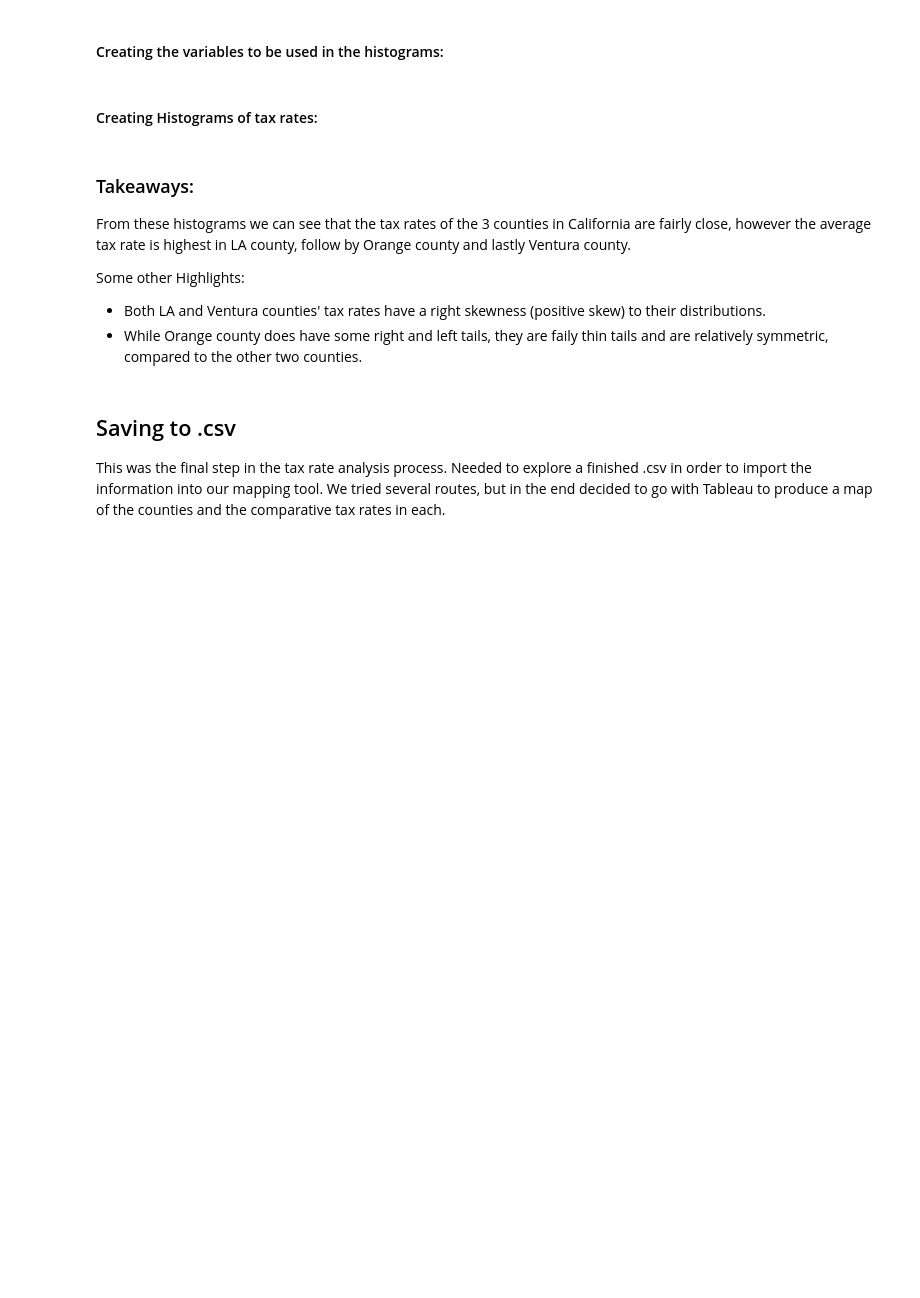
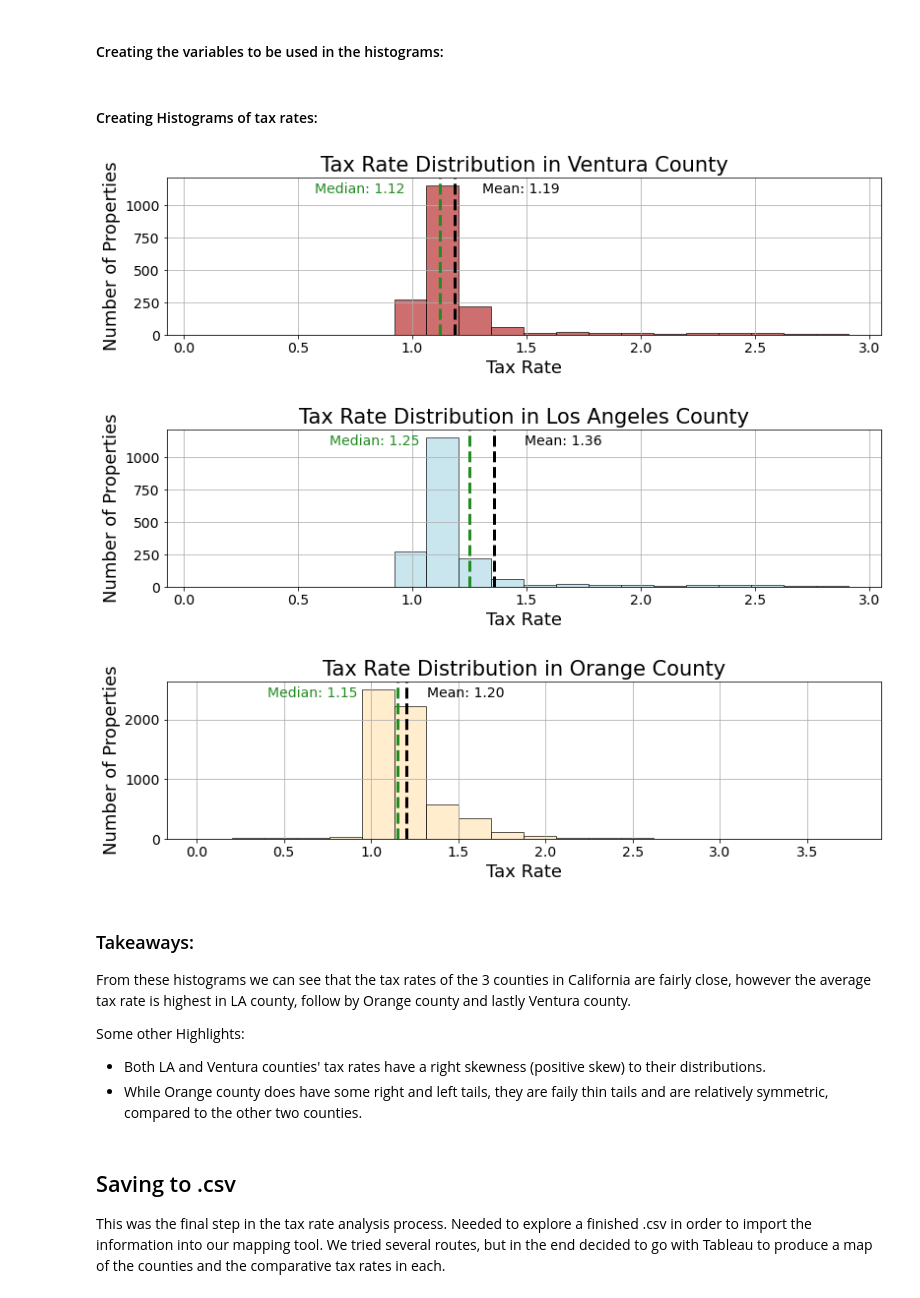
Before and after one commit to AAranda10/regression_project, a Jupyter notebook: data/prepared/explore.ipynb, the cells around one changed output. Cells and saved outputs as stored; diff of their text form; code cells hidden in the pictures; blank space fills up the shorter version.

```diff
--- a/data/prepared/explore.ipynb
+++ b/data/prepared/explore.ipynb
@@ -661,9 +658,9 @@ plt.ylabel('Number of Properties', fontsize = 18)
 
 plt.axvline(ventura_county.mean(), color = 'k', linestyle='dashed', linewidth=3)
 min_ylim_v, max_ylim_v = plt.ylim()
-plt.text(ventura_county.mean()*1.1, max_ylim*0.9, 'Mean: {:.2f}'.format(ventura_county.mean()))
+plt.text(ventura_county.mean()*1.1, max_ylim_v*0.9, 'Mean: {:.2f}'.format(ventura_county.mean()))
 plt.axvline(ventura_county.median(), color = 'forestgreen', linestyle='dashed', linewidth=3)
-plt.text(ventura_county.median()*.51, max_ylim*0.9, 'Median: {:.2f}'.format(ventura_county.median()), c = 'forestgreen')
+plt.text(ventura_county.median()*.51, max_ylim_v*0.9, 'Median: {:.2f}'.format(ventura_county.median()), c = 'forestgreen')
 
 plt.grid(True)
 plt.show()
@@ -671,39 +668,43 @@ plt.show()
 # Los Angeles County:
 
 plt.subplot(312)
 plt.hist(x = ventura_county, bins = 20, color = 'lightblue', edgecolor='k', alpha=0.65)
 plt.title('Tax Rate Distribution in Los Angeles County', fontsize = 21)
 plt.xlabel('Tax Rate', fontsize = 18)
 plt.ylabel('Number of Properties', fontsize = 18)
 
 plt.axvline(la_county.mean(), color = 'k', linestyle='dashed', linewidth=3)
-min_ylim_v, max_ylim_v = plt.ylim()
-plt.text(la_county.mean()*1.1, max_ylim*0.9, 'Mean: {:.2f}'.format(la_county.mean()))
+min_ylim_la, max_ylim_la = plt.ylim()
+plt.text(la_county.mean()*1.1, max_ylim_la*0.9, 'Mean: {:.2f}'.format(la_county.mean()))
 plt.axvline(la_county.median(), color = 'forestgreen', linestyle='dashed', linewidth=3)
-plt.text(la_county.median()*.51, max_ylim*0.9, 'Median: {:.2f}'.format(la_county.median()), c = 'forestgreen')
+plt.text(la_county.median()*.51, max_ylim_la*0.9, 'Median: {:.2f}'.format(la_county.median()), c = 'forestgreen')
 
 plt.grid(True)
 plt.show()
 
 # Orange County:
 
 plt.subplot(313)
 plt.hist(x = orange_county, bins = 20, color = 'moccasin', edgecolor='k', alpha=0.65)
 plt.title('Tax Rate Distribution in Orange County', fontsize = 21)
 plt.xlabel('Tax Rate', fontsize = 18)
 plt.ylabel('Number of Properties', fontsize = 18)
 
 plt.axvline(orange_county.mean(), color = 'k', linestyle='dashed', linewidth=3)
-min_ylim_v, max_ylim_v = plt.ylim()
-plt.text(orange_county.mean()*1.1, max_ylim*1.9, 'Mean: {:.2f}'.format(orange_county.mean()))
+min_ylim_o, max_ylim_o = plt.ylim()
+plt.text(orange_county.mean()*1.1, max_ylim_o*0.9, 'Mean: {:.2f}'.format(orange_county.mean()))
 plt.axvline(orange_county.median(), color = 'forestgreen', linestyle='dashed', linewidth=3)
-plt.text(orange_county.median()*.35, max_ylim*1.9, 'Median: {:.2f}'.format(orange_county.median()), c = 'forestgreen')
+plt.text(orange_county.median()*.35, max_ylim_o*0.9, 'Median: {:.2f}'.format(orange_county.median()), c = 'forestgreen')
 
 plt.grid(True)
 
 # Saving the figure
 plt.savefig('tax_rate_graphs.png')
 plt.show()
+# %% [output]
+[figure, added]
+[figure, added]
+[figure, added]
 # %% [markdown]
 ### Takeaways:
 
```
Also changed, not shown: parts of 1 cell of this notebook.
